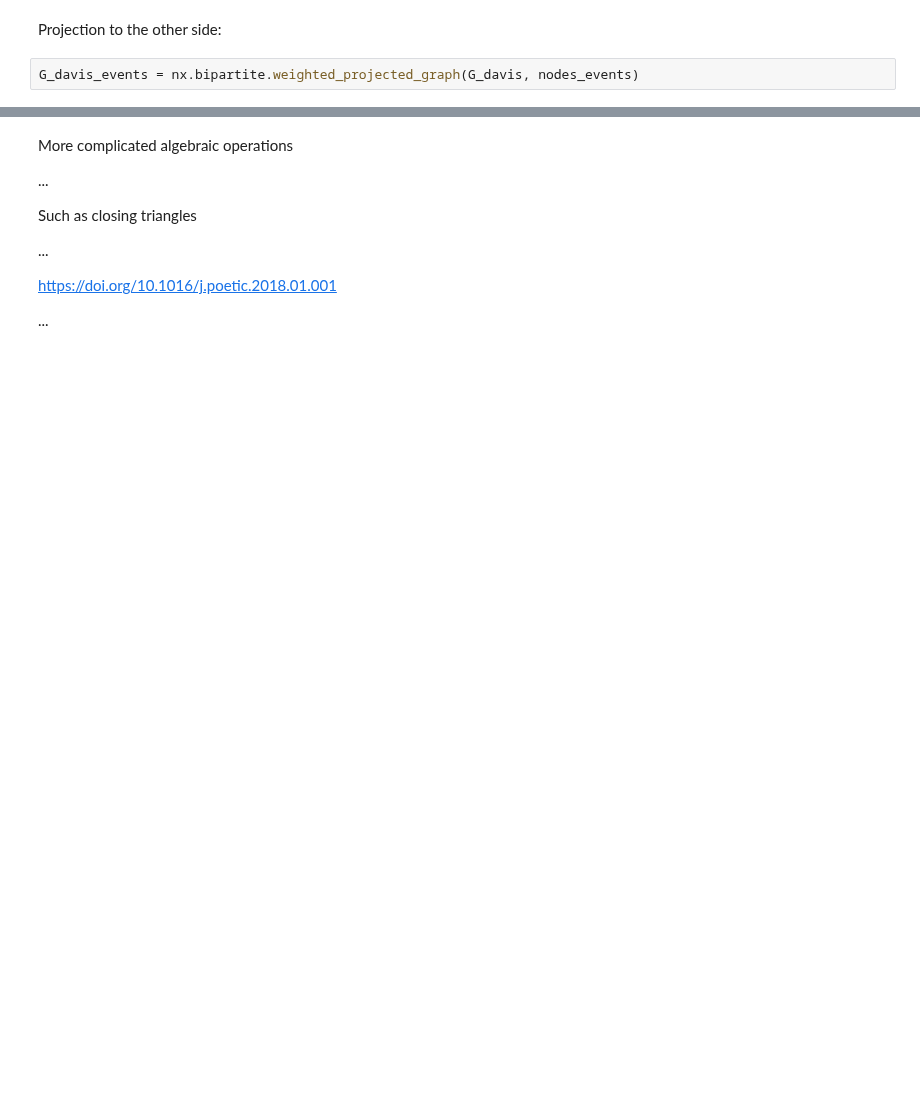
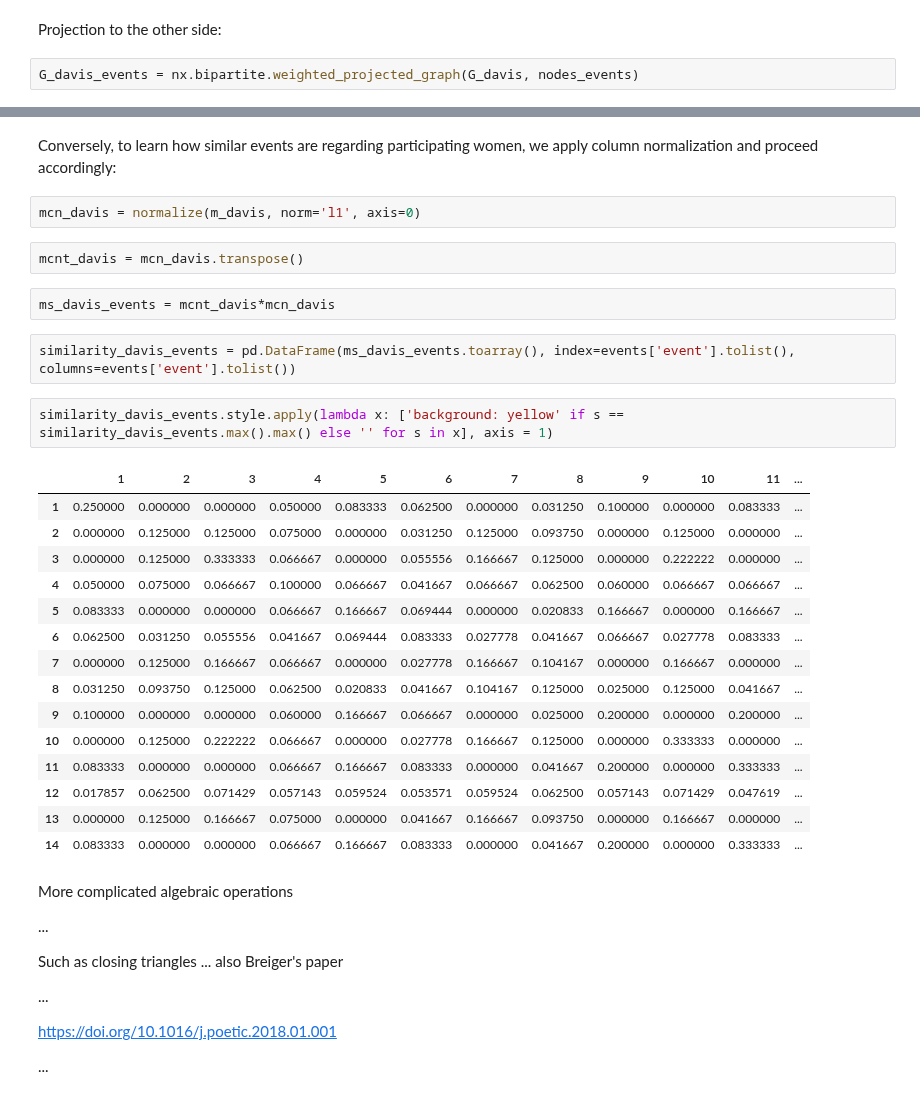
Before and after one commit to gesiscss/css_methods_python, a Jupyter notebook: c_data_preprocessing_methods/5_network_construction_and_visualization.ipynb, the cells around one changed output, grey strips where cells are left out. Drawn from its saved outputs; the diff is of its cells as text; blank space fills up the shorter version.

```diff
--- a/c_data_preprocessing_methods/5_network_construction_and_visualization.ipynb
+++ b/c_data_preprocessing_methods/5_network_construction_and_visualization.ipynb
@@ -976,9 +1550,37 @@ REPLICATE ABOVE RESULTS USING SciPy
+# %% [markdown]
+Conversely, to learn how similar events are regarding participating women, we apply column normalization and proceed accordingly:
+# %%
+mcn_davis = normalize(m_davis, norm='l1', axis=0)
+# %%
+mcnt_davis = mcn_davis.transpose()
+# %%
+ms_davis_events = mcnt_davis*mcn_davis
+# %%
+similarity_davis_events = pd.DataFrame(ms_davis_events.toarray(), index=events['event'].tolist(), columns=events['event'].tolist())
+# %%
+similarity_davis_events.style.apply(lambda x: ['background: yellow' if s == similarity_davis_events.max().max() else '' for s in x], axis = 1)
+# %% [output]
+|  | 1 | 2 | 3 | 4 | 5 | 6 | 7 | 8 | 9 | 10 | 11 | ... |
+| 1 | 0.250000 | 0.000000 | 0.000000 | 0.050000 | 0.083333 | 0.062500 | 0.000000 | 0.031250 | 0.100000 | 0.000000 | 0.083333 | ... |
+| 2 | 0.000000 | 0.125000 | 0.125000 | 0.075000 | 0.000000 | 0.031250 | 0.125000 | 0.093750 | 0.000000 | 0.125000 | 0.000000 | ... |
+| 3 | 0.000000 | 0.125000 | 0.333333 | 0.066667 | 0.000000 | 0.055556 | 0.166667 | 0.125000 | 0.000000 | 0.222222 | 0.000000 | ... |
+| 4 | 0.050000 | 0.075000 | 0.066667 | 0.100000 | 0.066667 | 0.041667 | 0.066667 | 0.062500 | 0.060000 | 0.066667 | 0.066667 | ... |
+| 5 | 0.083333 | 0.000000 | 0.000000 | 0.066667 | 0.166667 | 0.069444 | 0.000000 | 0.020833 | 0.166667 | 0.000000 | 0.166667 | ... |
+| 6 | 0.062500 | 0.031250 | 0.055556 | 0.041667 | 0.069444 | 0.083333 | 0.027778 | 0.041667 | 0.066667 | 0.027778 | 0.083333 | ... |
+| 7 | 0.000000 | 0.125000 | 0.166667 | 0.066667 | 0.000000 | 0.027778 | 0.166667 | 0.104167 | 0.000000 | 0.166667 | 0.000000 | ... |
+| 8 | 0.031250 | 0.093750 | 0.125000 | 0.062500 | 0.020833 | 0.041667 | 0.104167 | 0.125000 | 0.025000 | 0.125000 | 0.041667 | ... |
+| 9 | 0.100000 | 0.000000 | 0.000000 | 0.060000 | 0.166667 | 0.066667 | 0.000000 | 0.025000 | 0.200000 | 0.000000 | 0.200000 | ... |
+| 10 | 0.000000 | 0.125000 | 0.222222 | 0.066667 | 0.000000 | 0.027778 | 0.166667 | 0.125000 | 0.000000 | 0.333333 | 0.000000 | ... |
+| 11 | 0.083333 | 0.000000 | 0.000000 | 0.066667 | 0.166667 | 0.083333 | 0.000000 | 0.041667 | 0.200000 | 0.000000 | 0.333333 | ... |
+| 12 | 0.017857 | 0.062500 | 0.071429 | 0.057143 | 0.059524 | 0.053571 | 0.059524 | 0.062500 | 0.057143 | 0.071429 | 0.047619 | ... |
+| 13 | 0.000000 | 0.125000 | 0.166667 | 0.075000 | 0.000000 | 0.041667 | 0.166667 | 0.093750 | 0.000000 | 0.166667 | 0.000000 | ... |
+| 14 | 0.083333 | 0.000000 | 0.000000 | 0.066667 | 0.166667 | 0.083333 | 0.000000 | 0.041667 | 0.200000 | 0.000000 | 0.333333 | ... |
 # %% [markdown]
 More complicated algebraic operations
 
 ...
 
-Such as closing triangles
+Such as closing triangles ... also Breiger's paper
 
 ...
 
```
Also changed, not shown: parts of 115 cells of this notebook.
